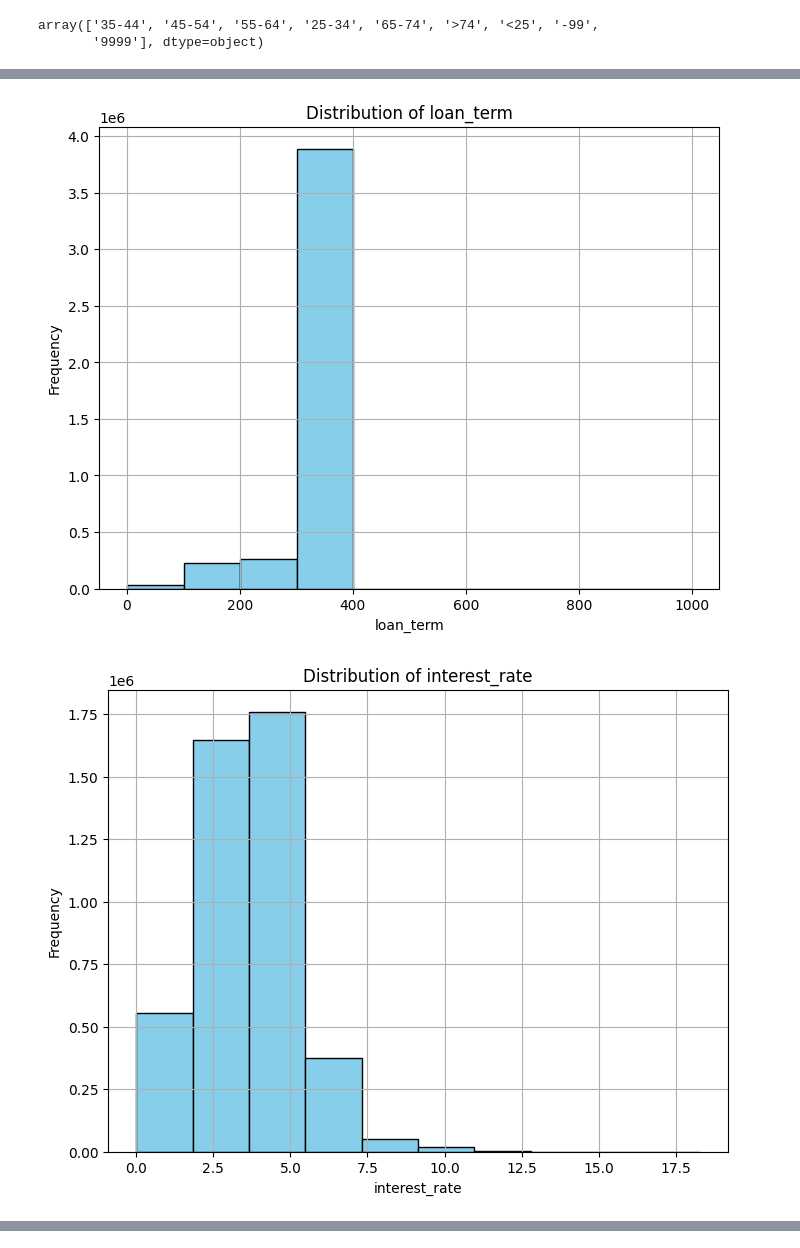
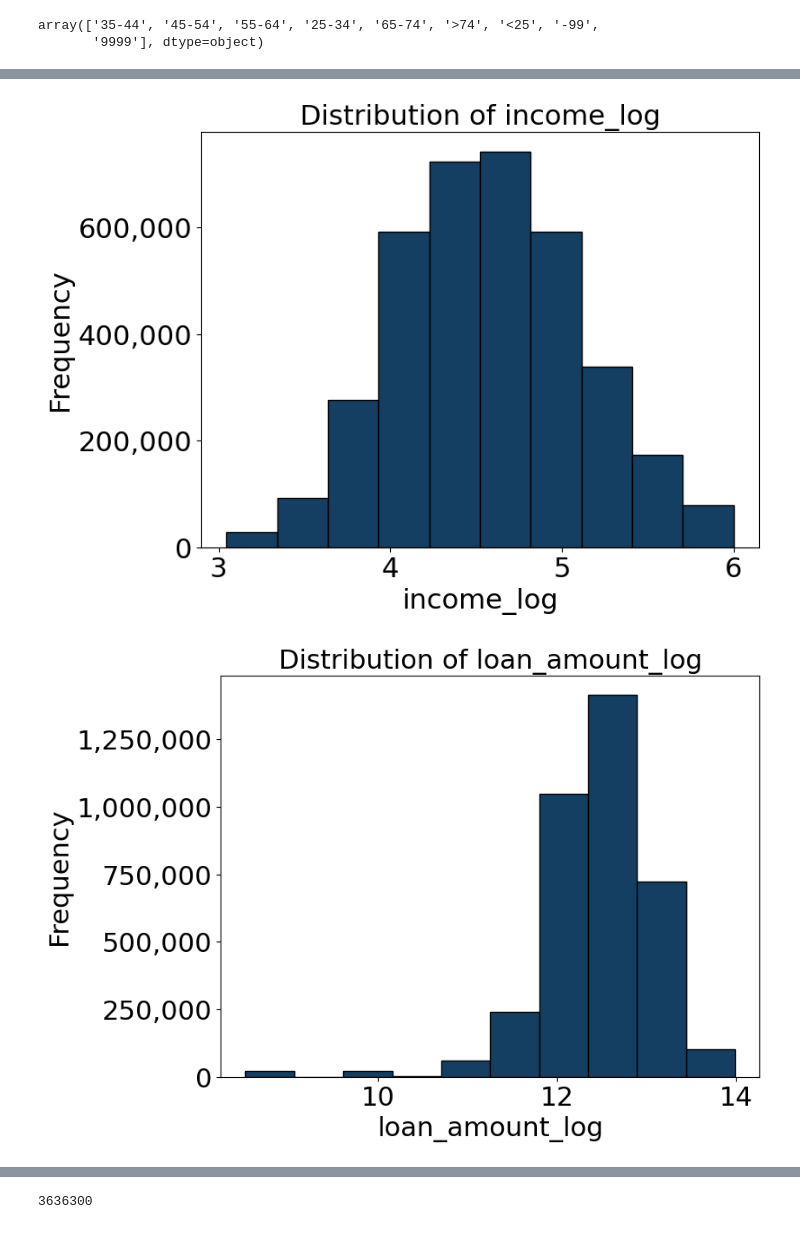
Before and after one commit to CoralLemons/Mortgage-Analysis-Project, a Jupyter notebook: Code/05_HMDA_ModelingDataPrep.ipynb, the cells around one changed output, grey strips where cells are left out. Saved outputs shown, nothing was run; the diff lists cells and outputs as text; code cells hidden in the pictures.

```diff
--- a/Code/05_HMDA_ModelingDataPrep.ipynb
+++ b/Code/05_HMDA_ModelingDataPrep.ipynb
@@ -330,0 +358,19 @@ concatenated_df.to_csv(parent_dir + "\\unique_options.csv", index=False)
+# %%
+nonoutlier = df[~((df['income_log']>6) | (df['loan_amount_log']>14) | (df['property_value_log']>14))]
+nonoutlier = nonoutlier[(nonoutlier['income_log']>3)]
+# %%
+float_cols = nonoutlier.select_dtypes(include=['float'])
+
+float_cols
+# Creating subplots with separate y-axes
+fig, axes = plt.subplots(nrows=1, ncols=float_cols.shape[1], figsize=(12, 6), sharey=False)
+
+# Loop through each column and create box plot
+for i, col in enumerate(float_cols.columns):
+    ax = float_cols[col].plot(kind='box', ax=axes[i], vert=True, color='#143F62')
+    ax.yaxis.tick_right()  # Move y-axis to the right
+    axes[i].set_title(col)
+
+# Showing the plot
+plt.tight_layout()
+plt.show()
@@ -331,29 +379,36 @@ concatenated_df.to_csv(parent_dir + "\\unique_options.csv", index=False)
 # %%
+import matplotlib.pyplot as plt
+import matplotlib.ticker as ticker
+
 def plot_distribution(df):
     """Plot distribution charts for all float columns in the DataFrame.
 
     Args:
         df (pandas DataFrame): Input DataFrame
     """
-    import matplotlib.pyplot as plt
     # Select only float columns
     float_cols = df.select_dtypes(include=['float'])
 
     # Plot distribution for each float column
     for col in float_cols.columns:
-        plt.figure(figsize=(8, 6))
+        fig, ax = plt.subplots(figsize=(8, 6))
         # Calculate number of bins dynamically
         min_val = df[col].min()
         max_val = df[col].max()
-        num_bins = min(10, max_val - min_val)  # Limiting to 20 bins or the range of the data
-        plt.hist(df[col], bins=num_bins, range=(min_val, max_val), color='skyblue', edgecolor='black')
-        plt.title(f'Distribution of {col}')
-        plt.xlabel(col)
-        plt.ylabel('Frequency')
-        plt.grid(True)
+        num_bins = min(3, max_val - min_val)  # Limiting to 20 bins or the range of the data
+        ax.hist(df[col], range=(min_val, max_val), color='#143F62', edgecolor='black')
+        ax.set_title(f'Distribution of {col}', fontsize=22)  # Increase font size to 22
+        ax.set_xlabel(col, fontsize=22)  # Increase font size to 22
+        ax.set_ylabel('Frequency', fontsize=22)  # Increase font size to 22
+        ax.grid(False)  # Remove gridlines
+
+        # Formatting y-axis labels with commas every 1000 and increase font size
+        ax.yaxis.set_major_formatter(ticker.FuncFormatter(lambda x, _: '{:,.0f}'.format(x)))
+        ax.tick_params(axis='both', which='major', labelsize=22)  # Increase tick label font size
+
         plt.show()
 # %%
-plot_distribution(df)
+plot_distribution(nonoutlier)
 # %% [output]
-[figure, old version]
+[figure, new version]
-[figure, old version]
+[figure, new version]
@@ -362,0 +416,4 @@ plot_distribution(df)
+# %%
+len(nonoutlier)
+# %% [output]
+3636300
```
Also changed, not shown: parts of 28 cells of this notebook, 3 other files.
